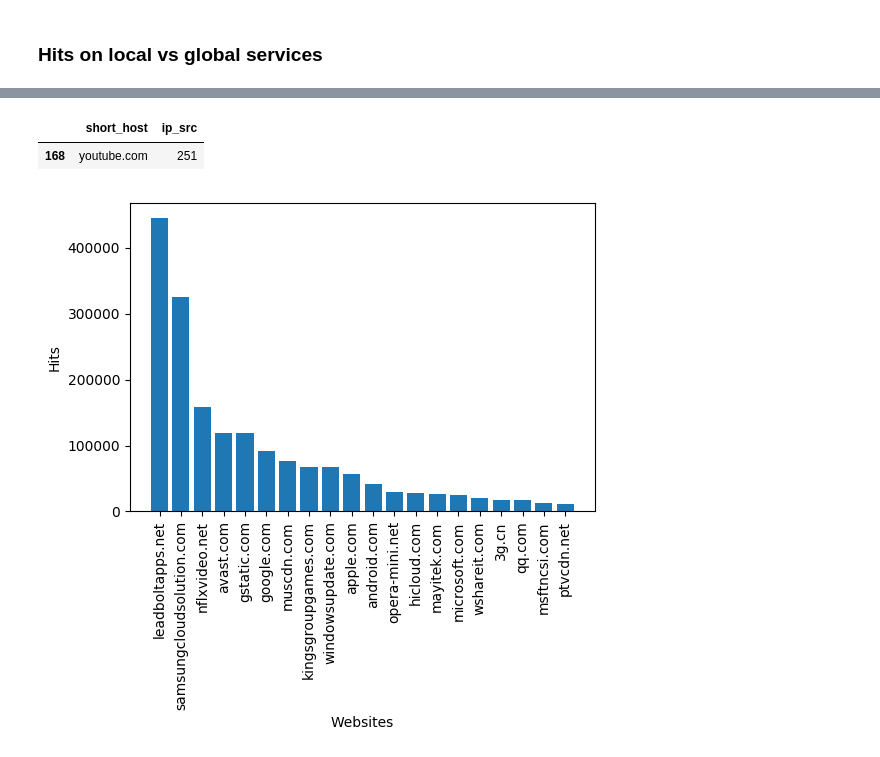
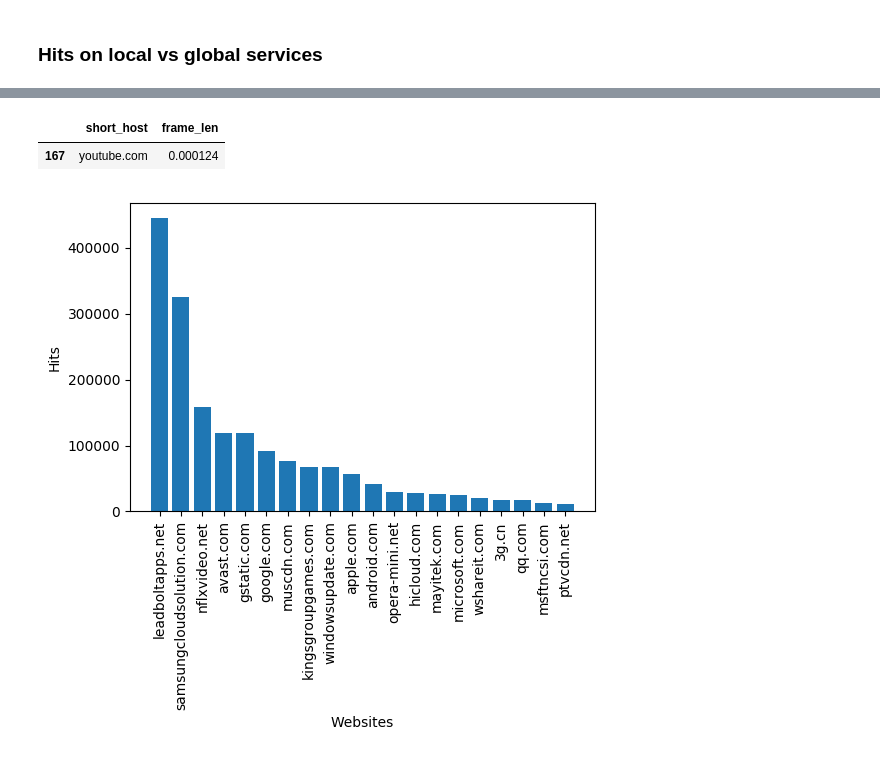
Before and after one commit to amreesh/inethi-traffic-analysis, a Jupyter notebook: web-traffic-analysis.ipynb, the cells around one changed output, grey strips where cells are left out. Cells and saved outputs as stored; diff of their text form; code cells hidden in the pictures.

```diff
--- a/web-traffic-analysis.ipynb
+++ b/web-traffic-analysis.ipynb
@@ -135,0 +130,3 @@ df_local_mesh.head()
+# %%
+df_local_mesh = extractLocalTraffic(df_mesh)
+df_global_mesh = extractGlobalTraffic(df_mesh)
@@ -166,0 +219,7 @@ N.B Website hits not the most used on in terms of traffic
+# %%
+#df_global_mesh['short_host'] = df_global_mesh.apply(lambda x: '.'.join(x.host.split('.')[-2:]), axis=1)
+df_mv_hosts = df_global_mesh.groupby(['host']).sum()[['frame_len']]
+df_mv_hosts.sort_values(['frame_len'], ascending=False, inplace=True)
+df_mv_hosts = df_mv_hosts.reset_index()
+df_mv_hosts['frame_len'] = df_mv_hosts.frame_len/1e+9
+df_mv_hosts.head(40)
@@ -167,9 +244,5 @@ N.B Website hits not the most used on in terms of traffic
 # %%
-df_external = df_mesh[df_mesh['host'].notnull()]
-df_external = df_external.loc[~df_external.ip_dst.str.startswith('10.', na=False)]
-df_external['short_host'] = df_external.apply(lambda x: '.'.join(x.host.split('.')[-2:]), axis=1)
-df_external = df_external.groupby(['short_host']).count()[['ip_src']]
-df_external.sort_values(['ip_src'], ascending=False, inplace=True)
-#df_external = df_external.drop_duplicates()
-df_external = df_external.reset_index()
-df_external.head(40)
+df_mv_hosts['short_host'] = df_mv_hosts.apply(lambda x: '.'.join(x.host.split('.')[-2:]), axis=1)
+df_mv_hosts = df_mv_hosts.groupby(['short_host']).sum()[['frame_len']]
+df_mv_hosts.sort_values(['frame_len'], ascending=False, inplace=True)
+df_mv_hosts.head(15)
@@ -178,8 +267,10 @@ df_external = df_external.drop([40])
+# %%
+df_mv_hosts = df_mv_hosts.reset_index()
 # %%
-df_external[df_external.short_host=='youtube.com']
+df_mv_hosts[df_mv_hosts.short_host=='youtube.com']
 # %% [output]
-|  | short_host | ip_src |
-| 168 | youtube.com | 251 |
+|  | short_host | frame_len |
+| 167 | youtube.com | 0.000124 |
 # %%
 fig, ax = plt.subplots(figsize=(6, 4))
 
```
Also changed, not shown: parts of 24 cells of this notebook, 5 other files.
